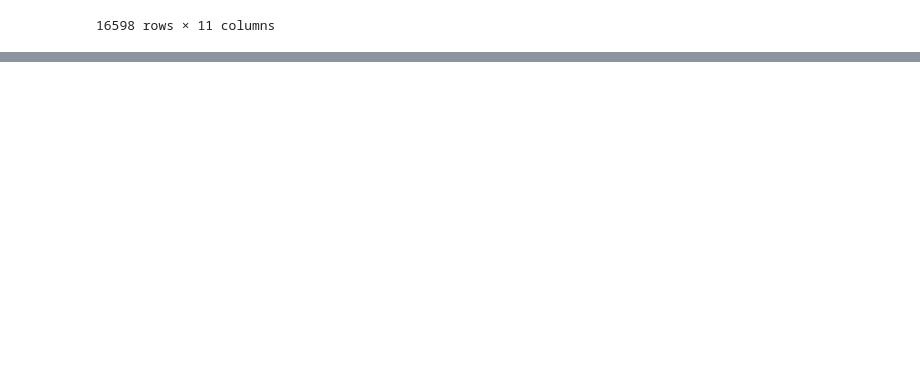
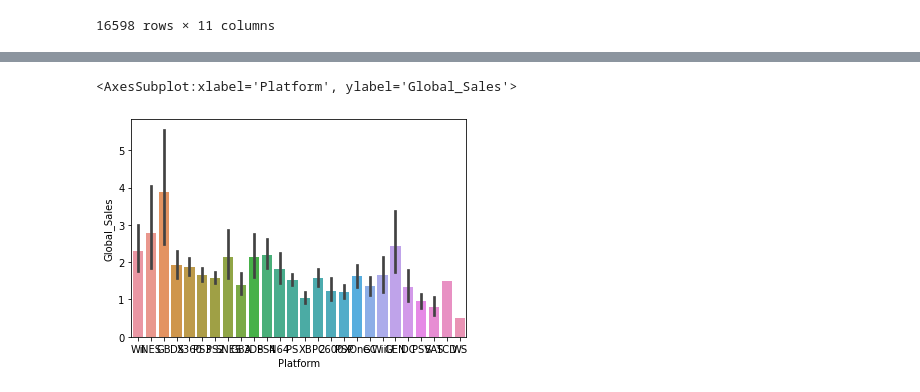
Before and after one commit to paulaked/data25-visualisations, a Jupyter notebook: task.ipynb, the cells around one changed output, grey strips where cells are left out. Cells and saved outputs as stored; diff of their text form; code cells hidden in the pictures; blank space fills up the shorter version.

```diff
--- a/task.ipynb
+++ b/task.ipynb
@@ -37,0 +46,5 @@ clean_data
+# %%
+sns.barplot(x='Platform', y='Global_Sales', data = clean_data)
+# %% [output]
+<AxesSubplot:xlabel='Platform', ylabel='Global_Sales'>
+[figure, added]
```
Also changed, not shown: parts of 4 cells of this notebook.
